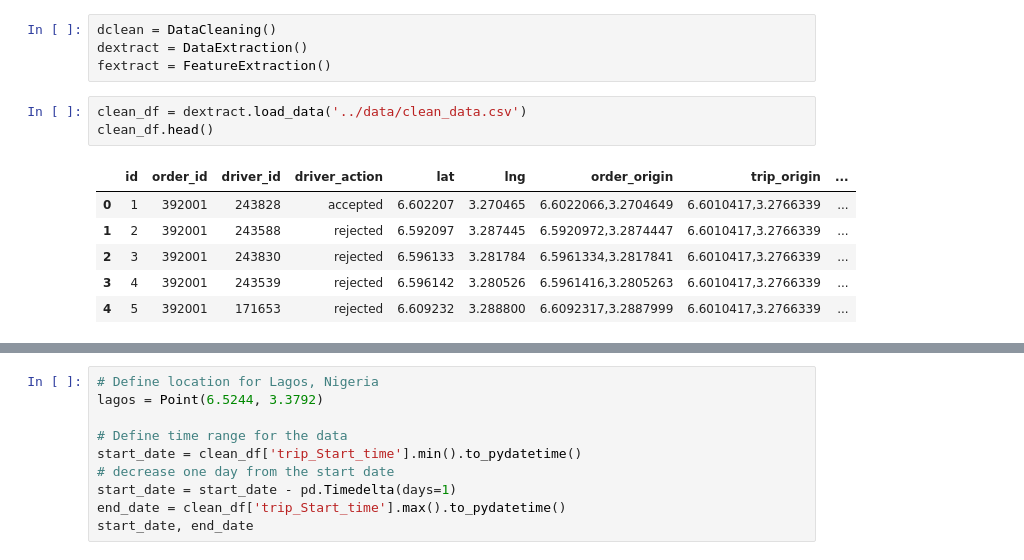
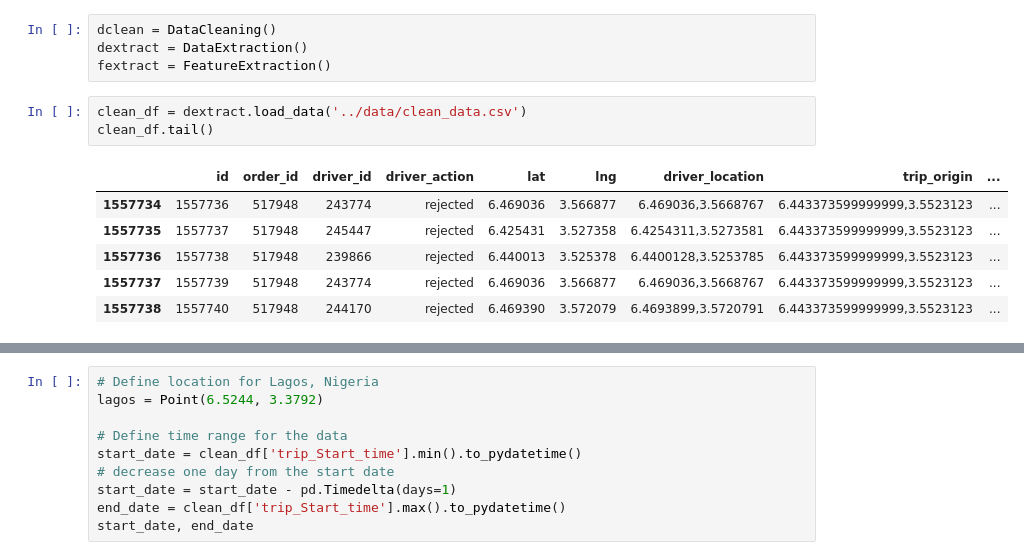
Before and after one commit to GetachewAbebe/Logistics_Optimization_with_Casual_Inference, a Jupyter notebook: notebooks/data_extraction.ipynb, the cells around one changed output, grey strips where cells are left out. Drawn from its saved outputs; the diff is of its cells as text.

```diff
--- a/notebooks/data_extraction.ipynb
+++ b/notebooks/data_extraction.ipynb
@@ -16,14 +16,14 @@ dextract = DataExtraction()
 fextract = FeatureExtraction()
 # %%
 clean_df = dextract.load_data('../data/clean_data.csv')
-clean_df.head()
+clean_df.tail()
 # %% [output]
-|  | id | order_id | driver_id | driver_action | lat | lng | order_origin | trip_origin | ... |
-| 0 | 1 | 392001 | 243828 | accepted | 6.602207 | 3.270465 | 6.6022066,3.2704649 | 6.6010417,3.2766339 | ... |
-| 1 | 2 | 392001 | 243588 | rejected | 6.592097 | 3.287445 | 6.5920972,3.2874447 | 6.6010417,3.2766339 | ... |
-| 2 | 3 | 392001 | 243830 | rejected | 6.596133 | 3.281784 | 6.5961334,3.2817841 | 6.6010417,3.2766339 | ... |
-| 3 | 4 | 392001 | 243539 | rejected | 6.596142 | 3.280526 | 6.5961416,3.2805263 | 6.6010417,3.2766339 | ... |
-| 4 | 5 | 392001 | 171653 | rejected | 6.609232 | 3.288800 | 6.6092317,3.2887999 | 6.6010417,3.2766339 | ... |
+|  | id | order_id | driver_id | driver_action | lat | lng | driver_location | trip_origin | ... |
+| 1557734 | 1557736 | 517948 | 243774 | rejected | 6.469036 | 3.566877 | 6.469036,3.5668767 | 6.443373599999999,3.5523123 | ... |
+| 1557735 | 1557737 | 517948 | 245447 | rejected | 6.425431 | 3.527358 | 6.4254311,3.5273581 | 6.443373599999999,3.5523123 | ... |
+| 1557736 | 1557738 | 517948 | 239866 | rejected | 6.440013 | 3.525378 | 6.4400128,3.5253785 | 6.443373599999999,3.5523123 | ... |
+| 1557737 | 1557739 | 517948 | 243774 | rejected | 6.469036 | 3.566877 | 6.469036,3.5668767 | 6.443373599999999,3.5523123 | ... |
+| 1557738 | 1557740 | 517948 | 244170 | rejected | 6.469390 | 3.572079 | 6.4693899,3.5720791 | 6.443373599999999,3.5523123 | ... |
 # %%
 clean_df = clean_df.dropna()
 clean_df.info()
```
Also changed, not shown: parts of 29 cells of this notebook.
